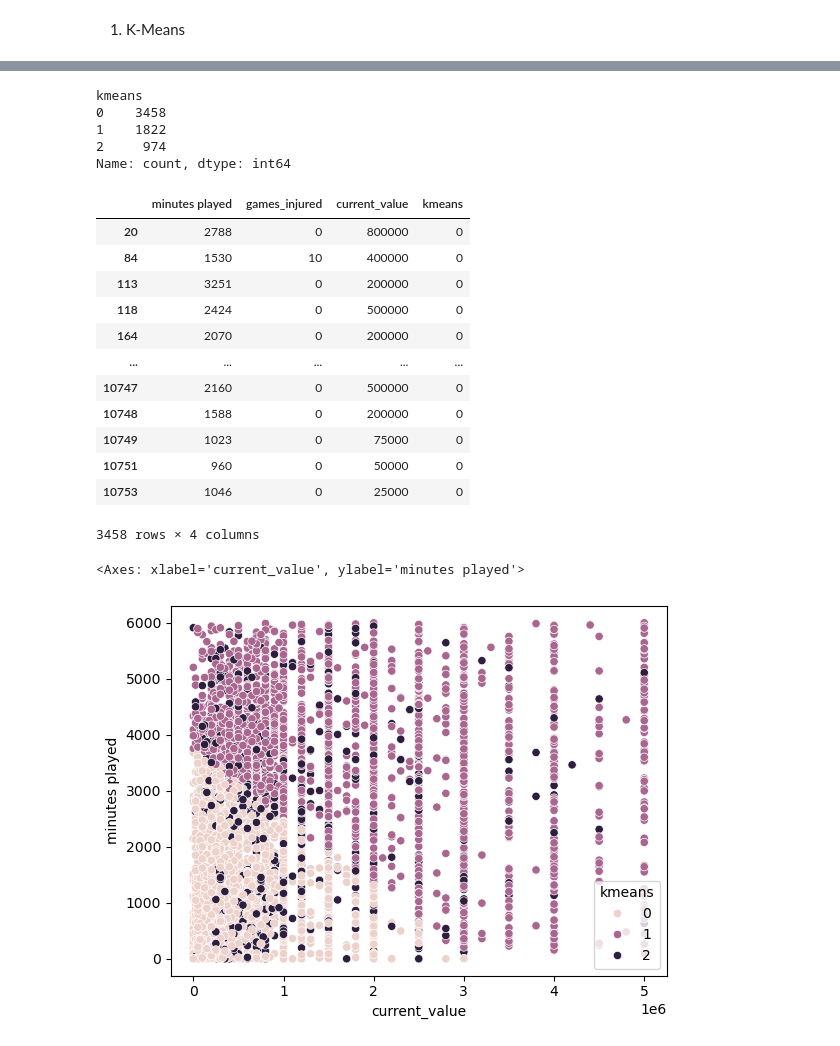
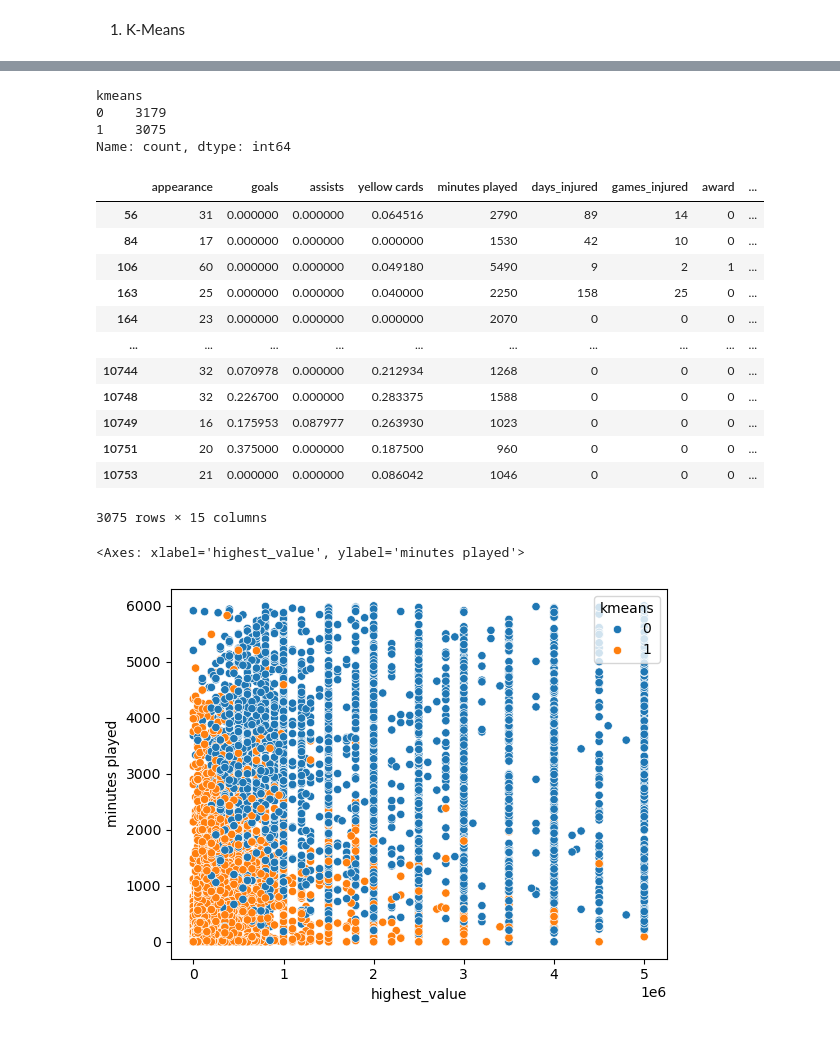
Before and after one commit to MubarakHus/Usecase-7, a Jupyter notebook: Usecase7-Mubarak.ipynb, the cells around one changed output, grey strips where cells are left out. Cells and saved outputs as stored; diff of their text form; code cells hidden in the pictures.

```diff
--- a/Usecase7-Mubarak.ipynb
+++ b/Usecase7-Mubarak.ipynb
@@ -1148,6 +1129,6 @@ df_3features.head()
 # %%
 # Prepare data
-X = df_3features
+X = df_t
 
 
 # sacle the data
@@ -1177,6 +1158,6 @@ plt.show()
 # %%
 # Optional: Apply k-Means using the optimal number of clusters
-optimal_clusters = 3 # This might change based on your actual elbow curve analysis
+optimal_clusters = 2 # This might change based on your actual elbow curve analysis
 model = KMeans(n_clusters=optimal_clusters, init='k-means++', max_iter=300, n_init=10, random_state=0)
 # %%
 y_pred = model.fit_predict(X_scaled)
@@ -1198,29 +1179,28 @@ X['kmeans'] = y_pred
 X['kmeans'].value_counts()
 # %% [output]
 kmeans
-0    3458
-1    1822
-2     974
+0    3179
+1    3075
 Name: count, dtype: int64
 # %%
-X[X['kmeans']==0]
+X[X['kmeans']==1]
 # %% [output]
-|  | minutes played | games_injured | current_value | kmeans |
-| 20 | 2788 | 0 | 800000 | 0 |
-| 84 | 1530 | 10 | 400000 | 0 |
-| 113 | 3251 | 0 | 200000 | 0 |
-| 118 | 2424 | 0 | 500000 | 0 |
-| 164 | 2070 | 0 | 200000 | 0 |
-| ... | ... | ... | ... | ... |
-| 10747 | 2160 | 0 | 500000 | 0 |
-| 10748 | 1588 | 0 | 200000 | 0 |
-| 10749 | 1023 | 0 | 75000 | 0 |
-| 10751 | 960 | 0 | 50000 | 0 |
-| 10753 | 1046 | 0 | 25000 | 0 |
+|  | appearance | goals | assists | yellow cards | minutes played | days_injured | games_injured | award | ... |
+| 56 | 31 | 0.000000 | 0.000000 | 0.064516 | 2790 | 89 | 14 | 0 | ... |
+| 84 | 17 | 0.000000 | 0.000000 | 0.000000 | 1530 | 42 | 10 | 0 | ... |
+| 106 | 60 | 0.000000 | 0.000000 | 0.049180 | 5490 | 9 | 2 | 1 | ... |
+| 163 | 25 | 0.000000 | 0.000000 | 0.040000 | 2250 | 158 | 25 | 0 | ... |
+| 164 | 23 | 0.000000 | 0.000000 | 0.000000 | 2070 | 0 | 0 | 0 | ... |
+| ... | ... | ... | ... | ... | ... | ... | ... | ... | ... |
+| 10744 | 32 | 0.070978 | 0.000000 | 0.212934 | 1268 | 0 | 0 | 0 | ... |
+| 10748 | 32 | 0.226700 | 0.000000 | 0.283375 | 1588 | 0 | 0 | 0 | ... |
+| 10749 | 16 | 0.175953 | 0.087977 | 0.263930 | 1023 | 0 | 0 | 0 | ... |
+| 10751 | 20 | 0.375000 | 0.000000 | 0.187500 | 960 | 0 | 0 | 0 | ... |
+| 10753 | 21 | 0.000000 | 0.000000 | 0.086042 | 1046 | 0 | 0 | 0 | ... |
-3458 rows × 4 columns
+3075 rows × 15 columns
 # %%
-sns.scatterplot(data = X , x = 'current_value', y = 'minutes played', hue = 'kmeans')
+sns.scatterplot(data = X , x = 'highest_value', y = 'minutes played', hue = 'kmeans')
 # %% [output]
-<Axes: xlabel='current_value', ylabel='minutes played'>
+<Axes: xlabel='highest_value', ylabel='minutes played'>
-[figure, old version]
+[figure, new version]
 # %%
```
Also changed, not shown: parts of 22 cells of this notebook.
